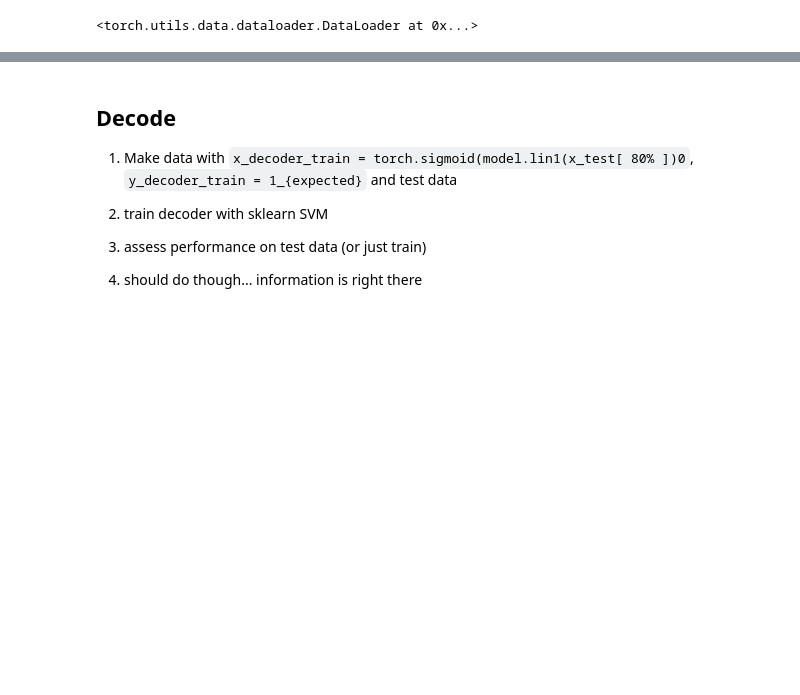
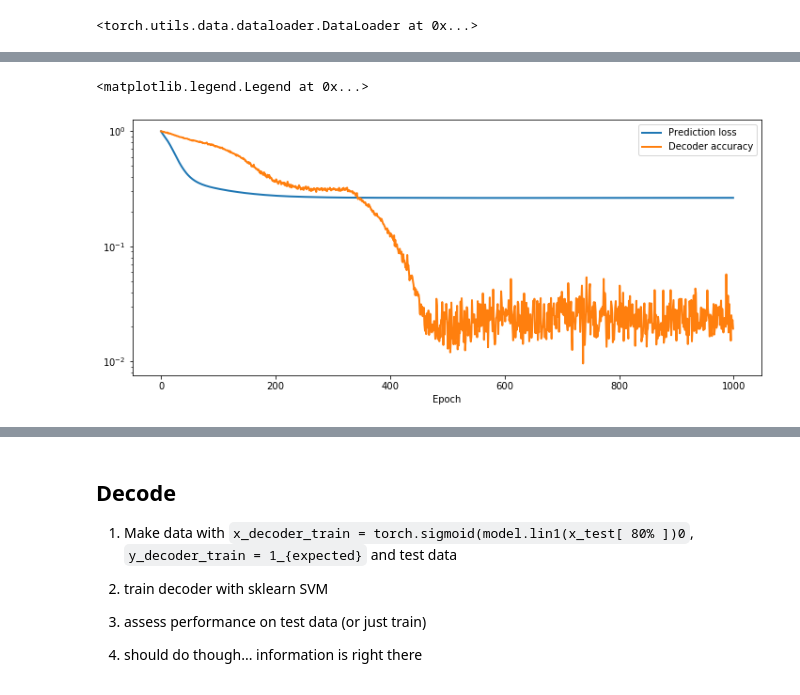
Before and after one commit to vdplasthijs/eavesdropping, a Jupyter notebook: feedforward.ipynb, the cells around one changed output, grey strips where cells are left out. Cells and saved outputs as stored; diff of their text form; code cells hidden in the pictures; blank space fills up the shorter version.

```diff
--- a/feedforward.ipynb
+++ b/feedforward.ipynb
@@ -224,3 +278,19 @@ tensor(0.0321)
+# %%
+epoch_arr = np.array(epoch_list)
+loss_prediction_arr = np.array(loss_prediction_list)
+loss_decoder_arr = np.array(loss_decoder_list)
+
+loss_prediction_arr = loss_prediction_arr / loss_prediction_arr[0]
+loss_decoder_arr = loss_decoder_arr / loss_decoder_arr[0]
+
+plt.plot(epoch_arr, loss_prediction_arr, label='Prediction loss', linewidth=2)
+plt.plot(epoch_arr, loss_decoder_arr, label='Decoder accuracy', linewidth=2)
+plt.xlabel('Epoch')
+plt.yscale('log')
+plt.legend()
+# %% [output]
+<matplotlib.legend.Legend at 0x...>
+[figure, added]
 # %%
 fig, (ax0, ax1) = plt.subplots(figsize=(8, 5), ncols=2)
 
```
Also changed, not shown: parts of 15 cells of this notebook.
